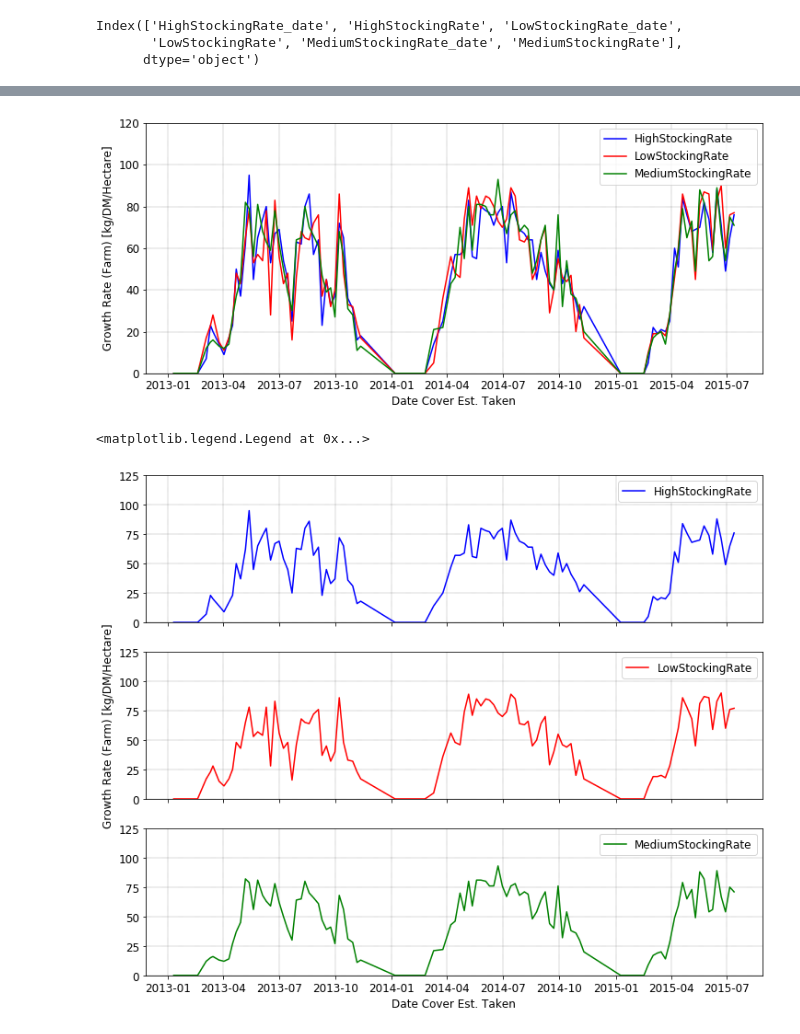
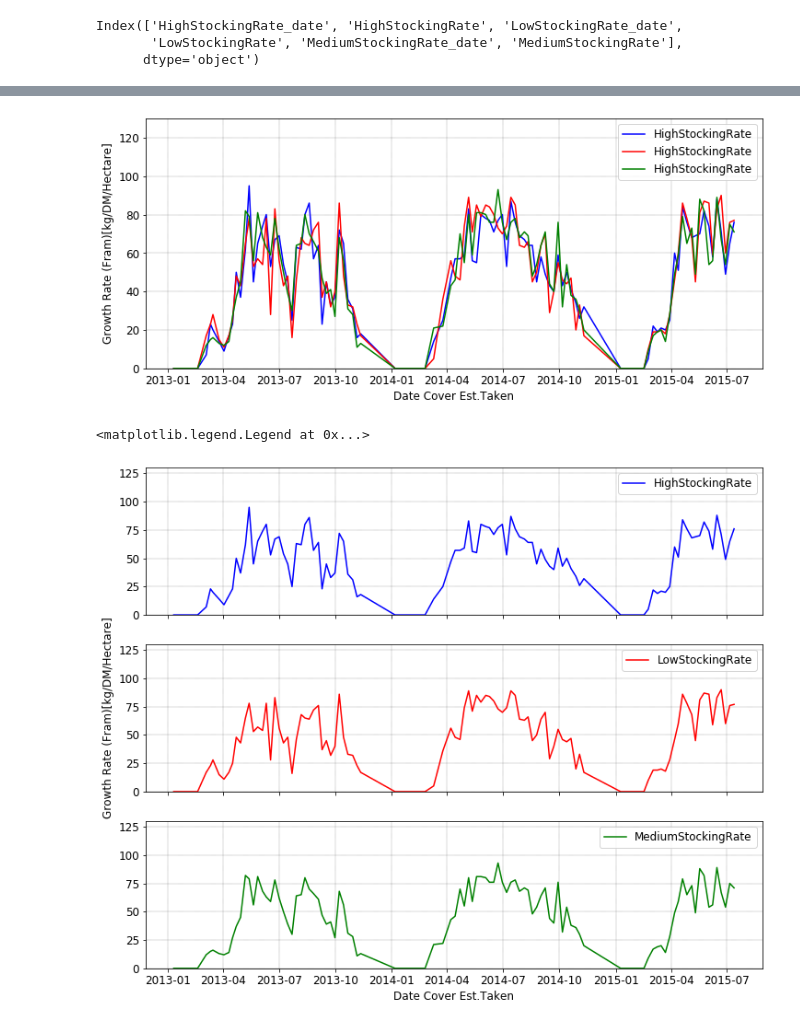
Before and after one commit to Elsie0201/FarmStockingRate, a Jupyter notebook: stockingrate.ipynb, the cells around one changed output, grey strips where cells are left out. Drawn from its saved outputs; the diff is of its cells as text; code cells hidden in the pictures.

```diff
--- a/stockingrate.ipynb
+++ b/stockingrate.ipynb
@@ -77,0 +88,4 @@ df.head()
+# %%
+# 重命名列名  为了好看
+df.rename(columns={'HighStockingRate_date':'StockingRate_date'},inplace=True)
+df
@@ -78,3 +106,4 @@ df.head()
 # %%
-# Convert date date to time index by pd.to_datetime()
-df.set_index(pd.to_datetime(df["HighStockingRate_date"], format='%d/%m/%Y'), inplace= True)
+# 处理日期 把日期作为索引
+df.set_index(pd.to_datetime(df['StockingRate_date'],format='%d/%m/%Y'),inplace=True)
+df
@@ -98,2 +125,4 @@ df
 # %%
-df.drop("HighStockingRate_date", axis=1, inplace=True)
+# 删除原日期列
+df.drop('StockingRate_date',axis=1,inplace=True)
+df
@@ -110,33 +144,34 @@ df.head()
 # %%
-# Plot the HighStockingRate
-fig1, ax1 = plt.subplots()
+# 开始作图
+fig1, ax1 = plt.subplots()   # 分别画图
+ax1.plot(df.index,df.HighStockingRate,label=df.columns[0],color='b')
+ax1.plot(df.index,df.LowStockingRate,label=df.columns[0],color='r')
+ax1.plot(df.index,df.MediumStockingRate,label=df.columns[0],color='g')
 
-ax1.plot(df.index, df.HighStockingRate, label = df.columns[0], color='b')
-ax1.plot(df.index, df.LowStockingRate, label = df.columns[1], color='r')
-ax1.plot(df.index, df.MediumStockingRate, label = df.columns[2], color='g')
-
-ax1.set_xlabel('Date Cover Est. Taken')
-ax1.set_ylabel('Growth Rate (Farm) [kg/DM/Hectare]')
-ax1.set_ylim(0,120)
-ax1.legend(loc=1)
-ax1.grid(color='k', linestyle='--', linewidth=0.2)
+ax1.set_xlabel('Date Cover Est.Taken')
+ax1.set_ylabel('Growth Rate (Fram)[kg/DM/Hectare]')
+ax1.set_ylim(0,130)   # set_lim设置参数值
+ax1.legend(loc='best')   # 设置图例
+ax1.grid(color='k',linestyle='--',linewidth=0.2)   # 设置网格
 # %% [output]
-[figure, old version]
+[figure, new version]
 # %%
-fig4, [ax1, ax2, ax3] = plt.subplots(3, 1, sharex='col', figsize=(12, 10))
+# 把3个曲线分开画图 一般和上图一起出现，方便使用和查看
+fig4, [ax1, ax2, ax3] = plt.subplots(3,1,sharex='col',figsize=(12,10))   # 共享x轴sharex
 
-ax1.plot(df.index, df.HighStockingRate, label = df.columns[0], color='b')
-ax2.plot(df.index, df.LowStockingRate, label = df.columns[1], color='r')
-ax3.plot(df.index, df.MediumStockingRate, label = df.columns[2], color='g')
+ax1.plot(df.index,df.HighStockingRate,label=df.columns[0],color='b')
+ax2.plot(df.index,df.LowStockingRate,label=df.columns[1],color='r')
+ax3.plot(df.index,df.MediumStockingRate,label=df.columns[2],color='g')
 
-ax3.set_xlabel('Date Cover Est. Taken')
-ax2.set_ylabel('Growth Rate (Farm) [kg/DM/Hectare]')
-for ax in [ax1, ax2, ax3]:
-    ax.legend(loc='upper right')
-    ax.set_ylim(0, 125)
-    ax.set_yticks(np.arange(0, 150,25))
-    ax.grid(color='k', linestyle='--', linewidth=0.2)
+ax3.set_xlabel('Date Cover Est.Taken')   # 设置xy轴的说明，可以只写两个，因为三个图是一起出现的
+ax2.set_ylabel('Growth Rate (Fram)[kg/DM/Hectare]')   # 设置xy轴的说明，可以只写两个，因为三个图是一起出现 的
+
+for ax in [ax1,ax2,ax3]:
+    ax.legend(loc='1')
+    ax.set_ylim(0,130)
+    ax.set_yticks(np.arange(0,150,25))
+    ax.grid(color='k',linestyle='--',linewidth=0.2)
 ax3.legend()
 # %% [output]
 <matplotlib.legend.Legend at 0x...>
-[figure, old version]
+[figure, new version]
```
Also changed, not shown: parts of 14 cells of this notebook.
